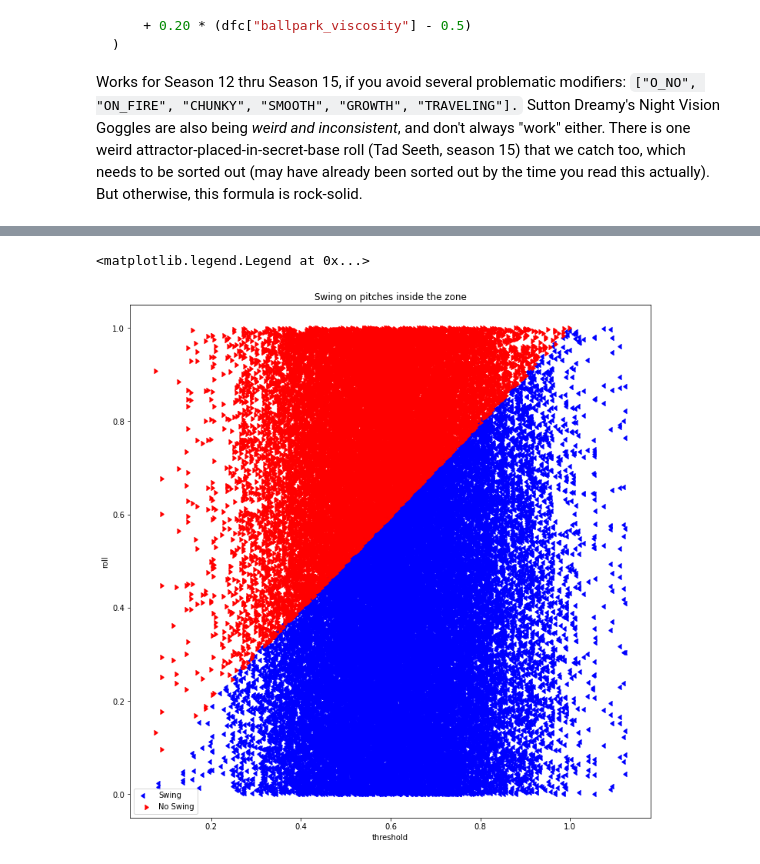
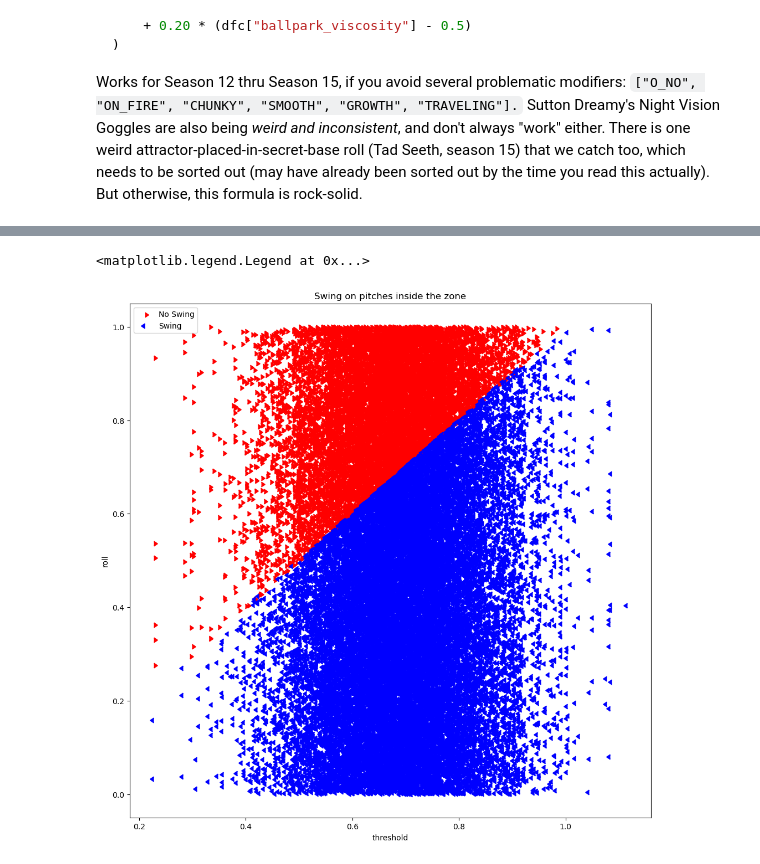
Before and after one commit to xSke/resim, a Jupyter notebook: notebooks/find_roll_formula_swing_on_strike.ipynb, the cells around one changed output, grey strips where cells are left out. Drawn from its saved outputs; the diff is of its cells as text; code cells hidden in the pictures.

```diff
--- a/notebooks/find_roll_formula_swing_on_strike.ipynb
+++ b/notebooks/find_roll_formula_swing_on_strike.ipynb
@@ -106,8 +117,8 @@ def get_batter_mul(row):
     if "HIGH_PRESSURE" in btm:
         if row["weather"] == "Weather.FLOODING" and row["baserunner_count"] > 0:
             mul += 0.25
-    if "SINKING_SHIP" in btm:
-        mul += (14 - row["batting_team_roster_size"]) * 0.01
+    # if "SINKING_SHIP" in btm:
+    #     mul += (14 - row["batting_team_roster_size"]) * 0.01
     if "AFFINITY_FOR_CROWS" in btm and row["weather"] == "Weather.BIRDS":
         mul += 0.5
     if "CHUNKY" in bm and row["weather"] == "Weather.PEANUTS":
@@ -233,14 +260,15 @@ df["combined_batting"] = 0.25 * (
 dfc = df.copy()
 # for exclude_mod in ["OVERPERFORMING", "UNDERPERFORMING", "HIGH_PRESSURE", "GROWTH", "SINKING_SHIP", "TRAVELING"]:
 # for exclude_mod in ["FLINCH", "O_NO", "ON_FIRE", "GROWTH", "TRAVELING", "CHUNKY", "SMOOTH"]:
-for exclude_mod in ["O_NO", "ON_FIRE", "CHUNKY", "SMOOTH", "GROWTH", "TRAVELING"]:
+for exclude_mod in ["0", "O_NO", "LATE_TO_PARTY", "ON_FIRE", "CHUNKY", "SMOOTH", "GROWTH", "MINIMALIST", "MAXIMALIST",
+                    "SINKING_SHIP", "TRAVELING", "HIGH_PRESSURE", "OVERPERFORMING", "UNDERPERFORMING",]:
     # for exclude_mod in ["O_NO", "CHUNKY", "SMOOTH"]:
     dfc = dfc[~dfc["batter_mods"].astype(str).str.contains(exclude_mod)]
-    # dfc = dfc[~dfc["pitcher_mods"].astype(str).str.contains(exclude_mod)]
-    # dfc = dfc[~dfc["pitching_team_mods"].astype(str).str.contains(exclude_mod)]
+    dfc = dfc[~dfc["pitcher_mods"].astype(str).str.contains(exclude_mod)]
+    dfc = dfc[~dfc["pitching_team_mods"].astype(str).str.contains(exclude_mod)]
     dfc = dfc[~dfc["batting_team_mods"].astype(str).str.contains(exclude_mod)]
 
-
+# dfc = dfc[dfc["hypediff"] == 0]
 # dfc = dfc[dfc['roll'] < 0.95]
 # dfc = dfc[dfc['roll'] > 0.1]
 # dfc = dfc[(dfc['pitcher_mul'] == 1) & (dfc['batter_mul'] == 1)]
@@ -253,51 +370,50 @@ len(dfc)
 # %%
-# dfc["threshold"] = -1*(\
-#     intercept_scaled + \
-#     coef_scaled[0,1] * dfc["combined_batting"] + \
-#     coef_scaled[0,2] * dfc["pitcher_ruth_with_vibe"] + \
-#     coef_scaled[0,3] * dfc["ballpark_viscosity"])
-
-
 dfc["threshold"] = (
-    0.70
+    0.50
     + 0.35 * dfc["combined_batting"]
-    - 0.40 * dfc["pitcher_ruth_with_vibe"]
-    + 0.20 * (dfc["ballpark_viscosity"] - 0.5)
+    - 0.20 * dfc["ruth_vibes"]
+    + 0.20 * (dfc["viscosity"])
+    + 0.07 * dfc["hypediff_bvibes"]
+    + 0.04 * dfc["hypediff_pvibes"]
 )
 
-# [(1.0, 'roll'),
-#  (0.3998948107488037, 'pitcher_ruth_with_vibe'),
-#  (-0.3493653911192097, 'combined_batting'),
-#  (-0.19858215226781548, 'ballpark_viscosity')]
-# array([-0.6006551])
+# intercept = intercept_scaled
+# dfc['threshold'] = intercept_scaled
+# print(intercept_scaled)
+# for pair in pins + list(zip(-np.array(coef_list), X.columns)):
+#     if "roll" not in pair[1]:
+#         print(pair)
+#         dfc['threshold'] += pair[0] * dfc[pair[1]]
+# dfc["svc"] = dfc["threshold"] - intercept_scaled
+
 
 
 x_val = "threshold"
 # x_val = "invpath_with_vibe"
 fig, ax = plt.subplots(1, figsize=(10, 10), layout="constrained")
+ax.scatter(
+    dfc[~dfc["passed"]][x_val],
+    dfc[~dfc["passed"]]["roll"],
+    color="red",
+    label="No Swing",
+    marker=CARETRIGHTBASE,
+)
 ax.scatter(
     dfc[dfc["passed"]][x_val],
     dfc[dfc["passed"]]["roll"],
     color="blue",
     label="Swing",
     marker=CARETLEFTBASE,
 )
-ax.scatter(
-    dfc[~dfc["passed"]][x_val],
-    dfc[~dfc["passed"]]["roll"],
-    color="red",
-    label="No Swing",
-    marker=CARETRIGHTBASE,
-)
 ax.set_xlabel(x_val)
 ax.set_ylabel("roll")
 ax.set_title("Swing on pitches inside the zone")
 # ax.set_xlim(0.484, 0.499)
 
 ax.legend()
 # %% [output]
 <matplotlib.legend.Legend at 0x...>
-[figure, old version]
+[figure, new version]
 # %%
 dfc["offset"] = dfc["roll"] - dfc["threshold"]
 outliers = dfc[(dfc["passed"] & (dfc["offset"] >= 0)) | (~dfc["passed"] & (dfc["offset"] <= 0))]
```
Also changed, not shown: parts of 24 cells of this notebook.
